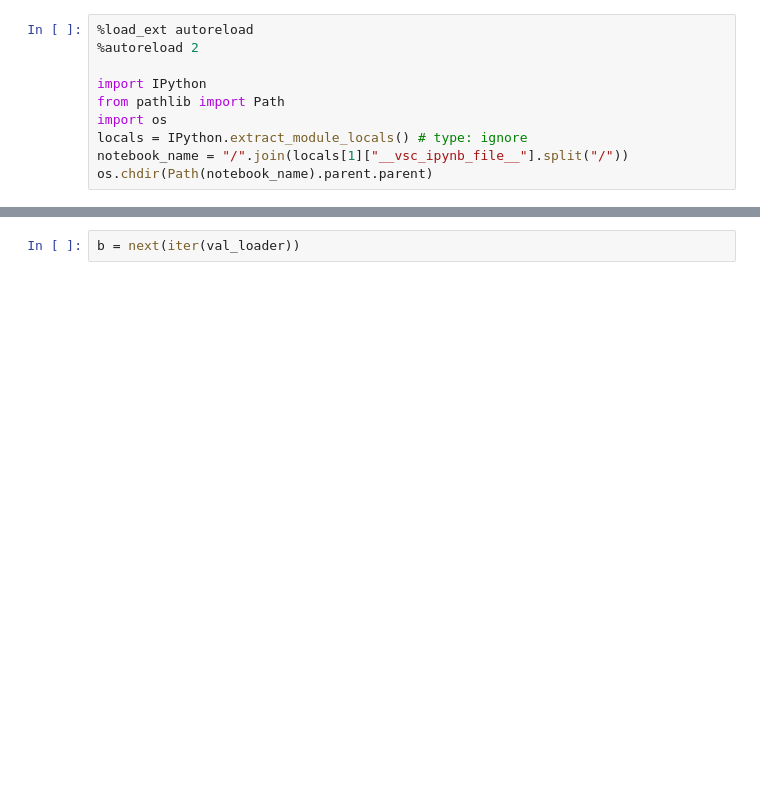
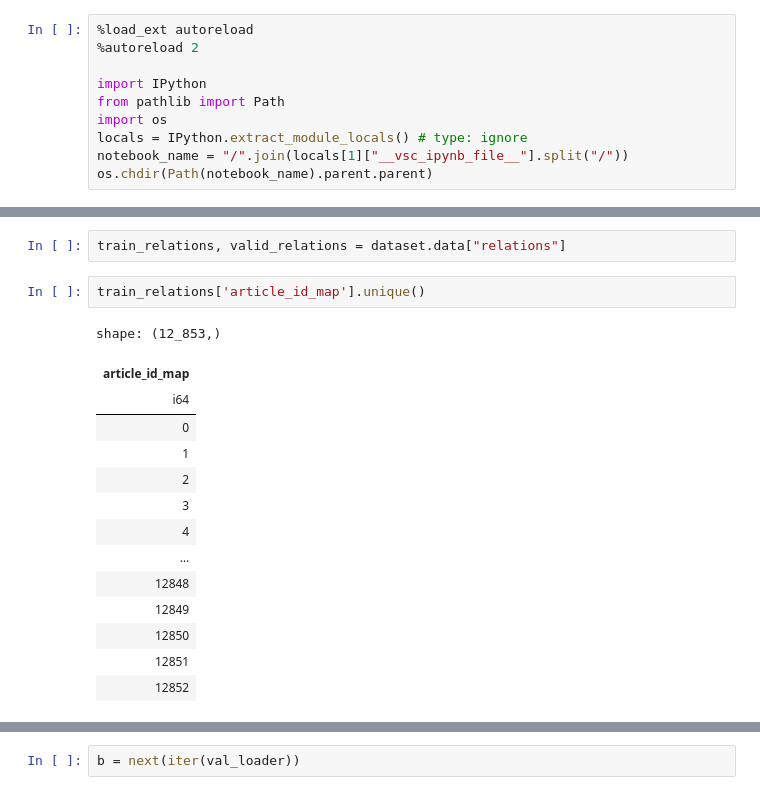
Before and after one commit to milymilek/retail-recommender-system, a Jupyter notebook: notebooks/t.ipynb, the cells around one changed output, grey strips where cells are left out. Drawn from its saved outputs; the diff is of its cells as text; blank space fills up the shorter version.

```diff
--- a/notebooks/t.ipynb
+++ b/notebooks/t.ipynb
@@ -24,0 +63,19 @@ dataset.load()
+# %%
+train_relations, valid_relations = dataset.data["relations"]
+# %%
+train_relations['article_id_map'].unique()
+# %% [output]
+shape: (12_853,)
+| article_id_map |
+| i64 |
+| 0 |
+| 1 |
+| 2 |
+| 3 |
+| 4 |
+| … |
+| 12848 |
+| 12849 |
+| 12850 |
+| 12851 |
+| 12852 |
```
Also changed, not shown: parts of 25 cells of this notebook, 15 other files.
